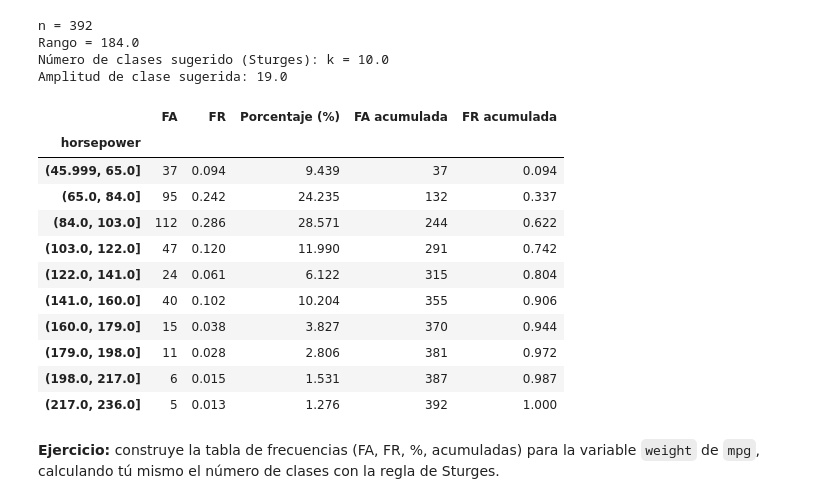
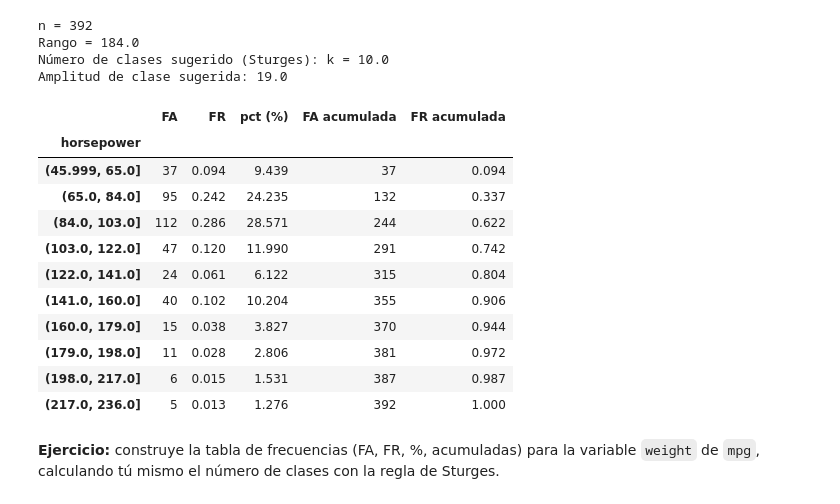
Before and after one commit to nicolasggiraldo/esp_estadistica_202607, a Jupyter notebook: notebooks/02_estadistica_descriptiva_datos_numericos.ipynb, the cells around one changed output. Drawn from its saved outputs; the diff is of its cells as text; code cells hidden in the pictures.

```diff
--- a/notebooks/02_estadistica_descriptiva_datos_numericos.ipynb
+++ b/notebooks/02_estadistica_descriptiva_datos_numericos.ipynb
@@ -94,21 +94,21 @@ Amplitud de clase sugerida: 19.0
 # %%
 k = int(k)
 
 lower_bound = np.floor(horsepower.min())
 bin_edges = [lower_bound + i * bin_width for i in range(k + 1)]
 bins_series = pd.cut(horsepower, bins=bin_edges, include_lowest=True)
 
 # FA: Frecuencia Absoluta
 # FR: Frecuencia Relativa
 
 frequency_table = bins_series.value_counts().sort_index().to_frame(name="FA")
 frequency_table["FR"] = frequency_table["FA"] / n
-frequency_table["Porcentaje (%)"] = frequency_table["FR"] * 100
+frequency_table["pct (%)"] = frequency_table["FR"] * 100
 frequency_table["FA acumulada"] = frequency_table["FA"].cumsum()
 frequency_table["FR acumulada"] = frequency_table["FR"].cumsum()
 frequency_table
 # %% [output]
-|  | FA | FR | Porcentaje (%) | FA acumulada | FR acumulada |
+|  | FA | FR | pct (%) | FA acumulada | FR acumulada |
 | horsepower |  |  |  |  |  |
 | (45.999, 65.0] | 37 | 0.094 | 9.439 | 37 | 0.094 |
 | (65.0, 84.0] | 95 | 0.242 | 24.235 | 132 | 0.337 |
```
Also changed, not shown: parts of 27 cells of this notebook, 2 other files.
